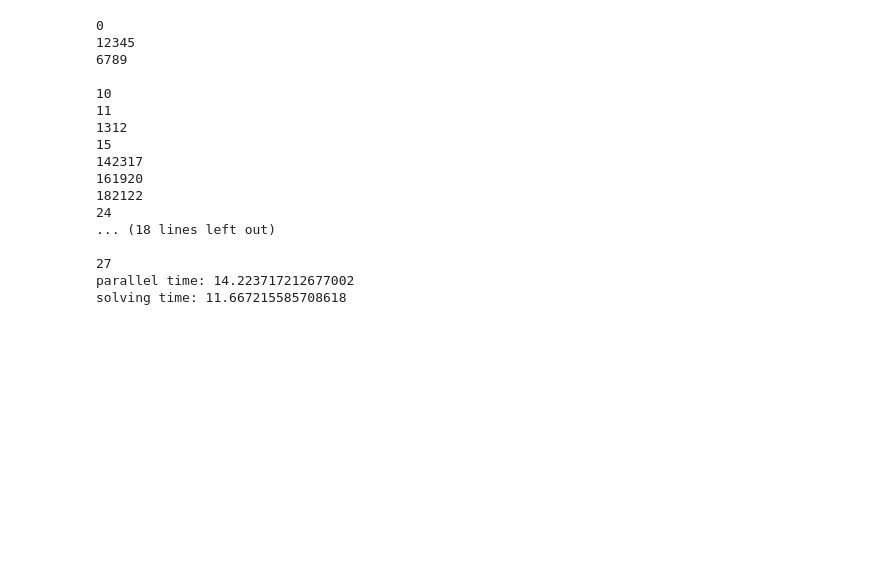
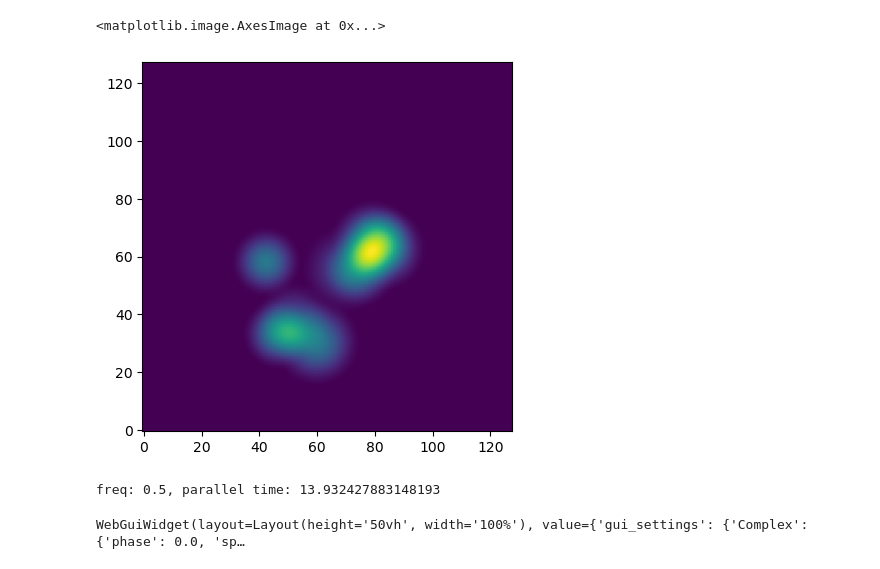
Before and after one commit to lowrank/multi-frequency-reconstruction, a Jupyter notebook: train.ipynb, the cells around one changed output. Saved outputs shown, nothing was run; the diff lists cells and outputs as text; code cells hidden in the pictures; blank space fills up the shorter version.

```diff
--- a/train.ipynb
+++ b/train.ipynb
@@ -3,32 +3,51 @@
 
 from IPython.display import clear_output
 from data_generator import DataGenerator
-from medium_generator import MediumGenerator, disk_func, cosine_func
+from medium_generator import MediumGenerator, disk_func, cosine_func, export_mat
 from ngsolve import *
 from ngsolve.webgui import Draw
 from numpy.linalg import lstsq
 import multiprocessing
 from joblib import Parallel, delayed
 import numpy as np
+import matplotlib.pyplot as plt
+import scipy
 import time
 
 dg = DataGenerator(maxh = (0.05, 0.2))
+
+n_process = 42 # less than the max CPU number
 
 medium = MediumGenerator(cosine_func) # MediumGenerator(disk_func)
 
 background_params = [{"type": 0, "x": 0.0, "y": 0.0, "r": 0.5, "v": 0.0}]
 background_permittivity = medium.generate(background_params)
 
-# create a sample with 4 bumps.
+# create a sample with several bumps.
+n_bumps = 8
 
-params  = [{"type": 0, "x": 0.6 ,"y": 0.4, "r": 0.3, "v": 1},
-           {"type": 0, "x": 0.7, "y": -0.6, "r": 0.3, "v": 1},
-           {"type": 0, "x": -0.8, "y": -0.3, "r": 0.3, "v": 1},
-           {"type": 0, "x": -0.5, "y": 0.7, "r": 0.3, "v": 1},
-           {"type": 0, "x": -0.6 ,"y": 0.2, "r": 0.3, "v": 1},
-           {"type": 0, "x": -0.7, "y": -0.9, "r": 0.3, "v": 1},
-           {"type": 0, "x": -0.1, "y": -0.3, "r": 0.3, "v": 1},
-           {"type": 0, "x": -0.2, "y": 0.3, "r": 0.3, "v": 1}]
+"""
+The medium consists of bumps with radius uniformly in [0.2, 0.4], locations uniformly in unit disk, value uniformly in [0.5, 1.5]
+"""
+
+values = np.random.random((n_bumps, )) * 2 + 0.5
+
+r, theta, radius = np.sqrt(np.random.random((n_bumps, ))), \
+                                     np.random.random((n_bumps, 1)) * 2 * np.pi, \
+                                     np.random.random((n_bumps, 1)) * 0.1 + 0.3
+
+params = []
+
+for i in range(n_bumps):
+    params.append({"type": 0,
+                   "x": r[i] * np.cos(theta[i]),
+                   "y": r[i] * np.sin(theta[i]),
+                   "r": radius[i],
+                   "v": values[i]})
 
 permittivity  = medium.generate(params)
+
+permittivity_mat = export_mat(permittivity, dg.mesh)
+
+scipy.io.savemat('permittivity.mat', {'value':permittivity_mat})
 # %% [output]
@@ -36 +55,6 @@ Mesh generation took 0.6738098571076989 seconds
+# %%
+plt.imshow(permittivity_mat, origin='lower')
+# %% [output]
+<matplotlib.image.AxesImage at 0x...>
+[figure, added]
 # %%
@@ -114,27 +126,21 @@ def run_code():
-# %%
-v = run_code()
-# %% [output]
-0
-12345
-6789
-
-10
-11
-1312
-15
-142317
-161920
-182122
-24
-... (18 lines left out)
-
-27
-parallel time: 14.223717212677002
-solving time: 11.667215585708618
+# %%
+A, b = assemble_linear_sys(freq=0.5)
+# %% [output]
+freq: 0.5, parallel time: 13.932427883148193
 # %%
+start = time.time()
+
+v = lstsq(A,  b, rcond=1e-2)[0]
+
+end_time = time.time()
+
+print('solving time: {}'.format(end_time - start))
+
 permittivity_update =  GridFunction(dg.fes)
 permittivity_update.vec.data = v
 
 scene = Draw(permittivity_update, dg.mesh)
 clear_output() # redraw the scene with a new height
 scene.Draw(height="50vh")
+# %% [output]
+WebGuiWidget(layout=Layout(height='50vh', width='100%'), value={'gui_settings': {'Complex': {'phase': 0.0, 'sp…
```
Also changed, not shown: parts of 4 cells of this notebook, 4 other files.
